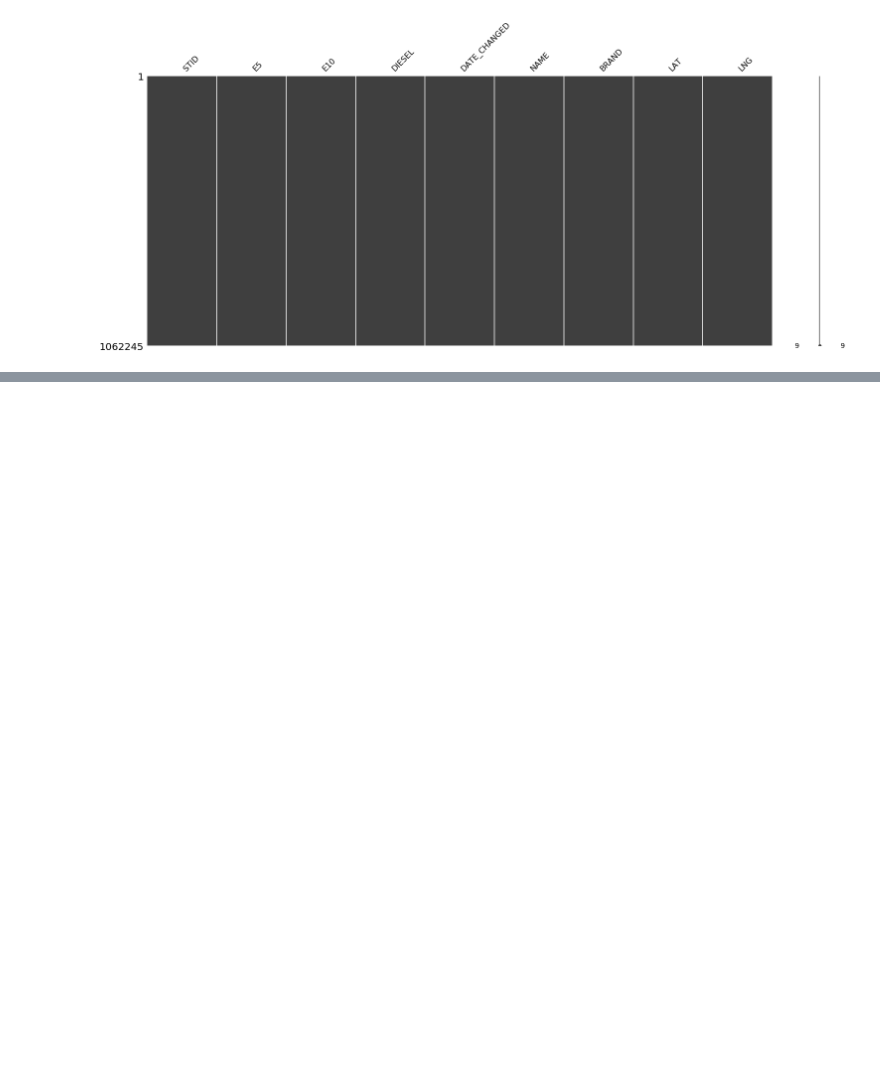
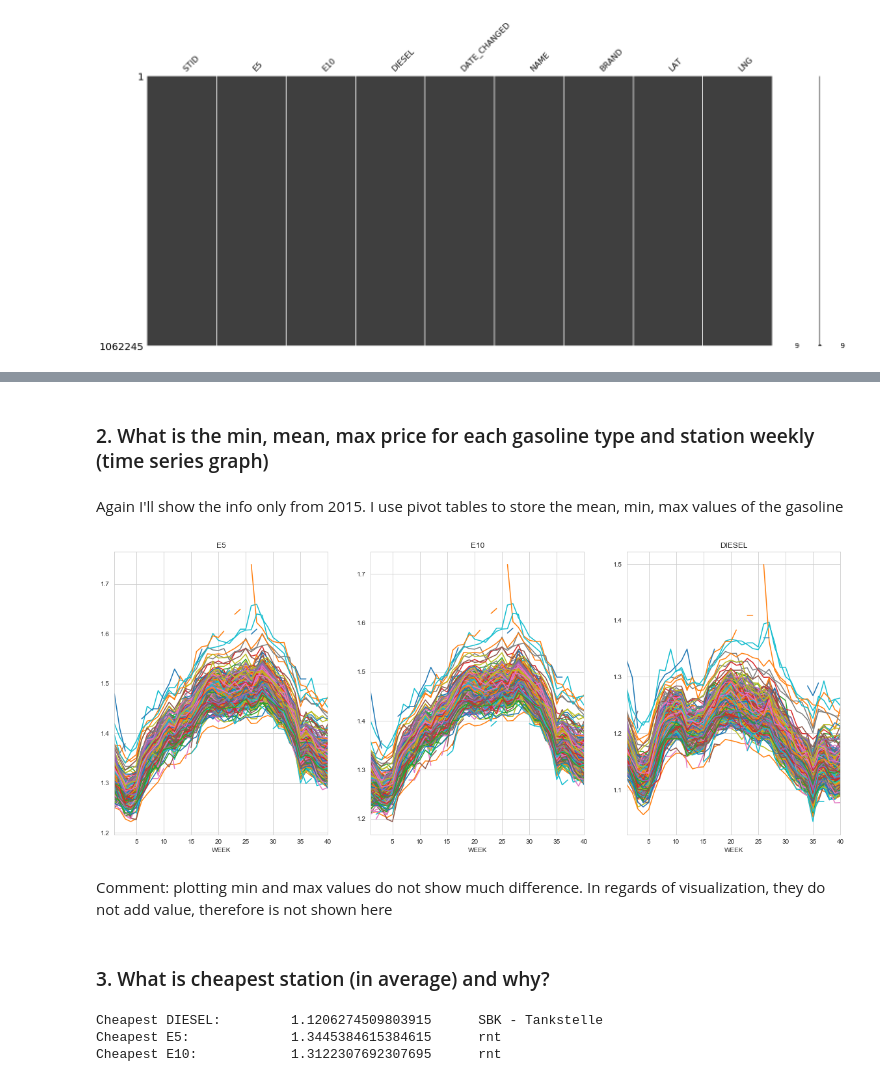
Before and after one commit to ds2019tukl/DS-2019-hector-margarito, a Jupyter notebook: Exercise_1.ipynb, the cells around one changed output, grey strips where cells are left out. Saved outputs shown, nothing was run; the diff lists cells and outputs as text; code cells hidden in the pictures; blank space fills up the shorter version.

```diff
--- a/Exercise_1.ipynb
+++ b/Exercise_1.ipynb
@@ -172,0 +258,38 @@ ms.matrix(data)
+# %% [markdown]
+### 2. What is the min, mean, max price for each gasoline type and station weekly (time series graph)
+# %% [markdown]
+Again I'll show the info only from 2015. I use pivot tables to store the mean, min, max values of the gasoline
+# %%
+def plot_triples(df,value1,value2,value3):
+    sns.set_style("whitegrid")
+    fig, axes = plt.subplots(nrows=1, ncols=3,figsize=(20,8))
+    df[value1].plot(legend=False,ax=axes[0],title=value1)
+    df[value2].plot(legend=False,ax=axes[1],title=value2)
+    df[value3].plot(legend=False,ax=axes[2],title=value3)
+# %%
+mean_type = pd.pivot_table(history,values=['E5','E10','DIESEL'],index=['WEEK','STID'],
+                            aggfunc={'E5':np.mean,'E10':np.mean, 'DIESEL':np.mean})
+# unstack STID to be able to graph them as reference of the stations
+mean_type = mean_type.unstack(level=1)
+plot_triples(mean_type,'E5','E10','DIESEL')
+# %% [output]
+[figure, added]
+# %% [markdown]
+Comment: plotting min and max values do not show much difference. In regards of visualization, they do not add value, therefore is not shown here
+# %% [markdown]
+### 3. What is cheapest station (in average) and why?
+# %%
+mean_general = pd.pivot_table(history,values=['E5','E10','DIESEL'],index='NAME',
+                            aggfunc={'E5':np.mean,'E10':np.mean, 'DIESEL':np.mean})
+mean_general.reset_index(0,inplace= True)
+
+print("Cheapest DIESEL:\t",mean_general['DIESEL'].loc[mean_general['DIESEL'].idxmin()], "\t",
+      mean_general['NAME'].loc[mean_general['DIESEL'].idxmin()])
+print("Cheapest E5:\t\t",mean_general['E5'].loc[mean_general['E5'].idxmin()], "\t",
+      mean_general['NAME'].loc[mean_general['E5'].idxmin()])
+print("Cheapest E10:\t\t",mean_general['E10'].loc[mean_general['E10'].idxmin()], "\t",
+      mean_general['NAME'].loc[mean_general['E10'].idxmin()])
+# %% [output]
+Cheapest DIESEL:         1.1206274509803915      SBK - Tankstelle
+Cheapest E5:             1.3445384615384615      rnt
+Cheapest E10:            1.3122307692307695      rnt
```
Also changed, not shown: parts of 38 cells of this notebook.
